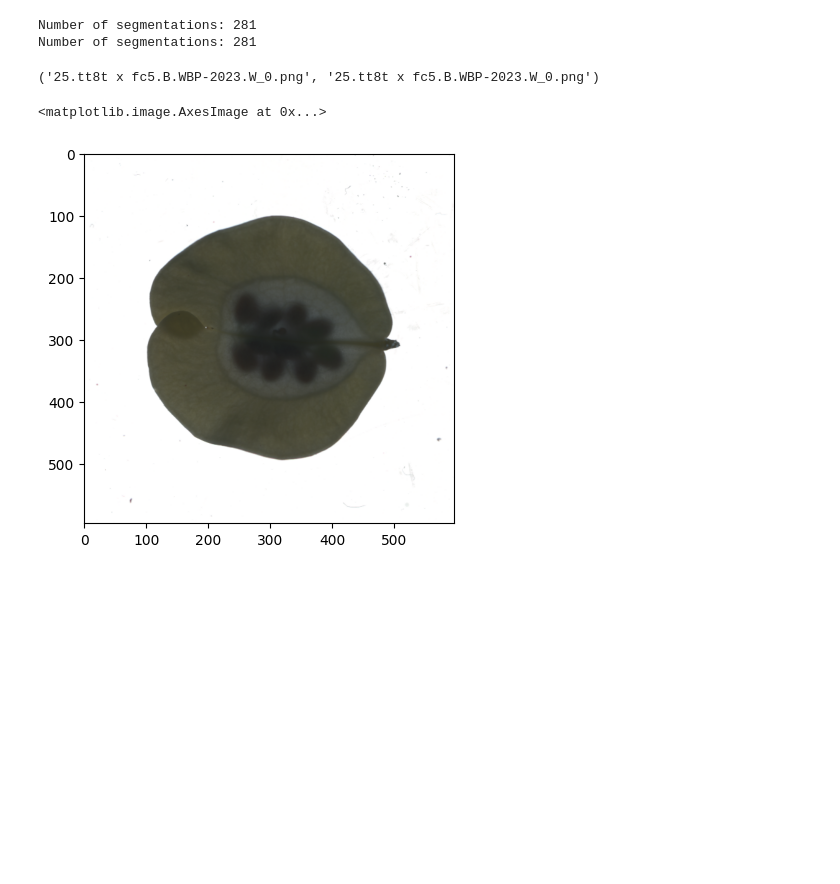
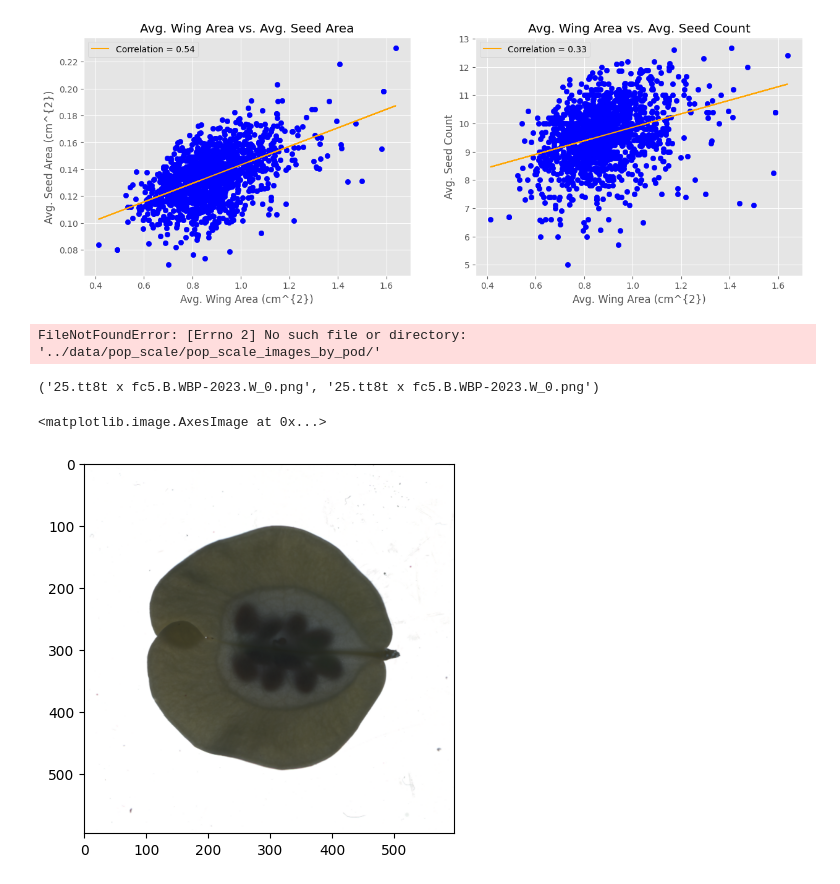
Before and after one commit to pikruse/pennycress-unet, a Jupyter notebook: notebooks/AddtlTrait.ipynb, the cells around one changed output. Saved outputs shown, nothing was run; the diff lists cells and outputs as text; code cells hidden in the pictures; blank space fills up the shorter version.

```diff
--- a/notebooks/TraitTest.ipynb
+++ b/notebooks/AddtlTrait.ipynb
@@ -20,0 +88,11 @@ from utils.GetFileNames import get_file_names
+# %%
+# get average areas per genotype
+measurements["genotype"] = [name[:-6] for name in measurements["image_name"]]
+
+groupby = measurements.groupby("genotype")
+avg_measurements = pd.DataFrame({'avg_wing_area': groupby["wing area"].mean(),
+                                 'avg_env_area': groupby["env area"].mean(),
+                                 'avg_seed_area': groupby["seed area"].mean(),
+                                 'avg_seed_count': groupby["seed_count"].mean(),
+                                 'genotype': groupby["genotype"].first()})
+avg_measurements.head()
@@ -21,7 +107,42 @@ from utils.GetFileNames import get_file_names
+# %%
+# plot correlations for averages
+# get lines of best fit for wing area vs. seed area and seed count
+area_slope, area_intercept = np.polyfit(avg_measurements["avg_wing_area"], avg_measurements["avg_seed_area"], 1)
+count_slope, count_intercept = np.polyfit(avg_measurements["avg_wing_area"], avg_measurements["avg_seed_count"], 1)
+
+area_pearson = np.corrcoef(avg_measurements["avg_wing_area"], avg_measurements["avg_seed_area"])[0, 1]
+count_pearson = np.corrcoef(avg_measurements["avg_wing_area"], avg_measurements["avg_seed_count"])[0, 1]
+
+# plot wing area vs. seed area and seed count
+with plt.style.context('ggplot'):
+    fig, ax = plt.subplots(1, 2, figsize=(15, 5))
+    ax[0].scatter(avg_measurements["avg_wing_area"], avg_measurements["avg_seed_area"], color = "blue")
+    ax[0].plot(avg_measurements["avg_wing_area"],
+               area_slope * avg_measurements["avg_wing_area"] + area_intercept,
+               color = "orange",
+               label = f"Correlation = {area_pearson:.2f}")
+    ax[0].set_xlabel("Avg. Wing Area (cm^{2})")
+    ax[0].set_ylabel("Avg. Seed Area (cm^{2})")
+    ax[0].legend()
+    ax[0].set_title("Avg. Wing Area vs. Avg. Seed Area")
+
+    ax[1].scatter(avg_measurements["avg_wing_area"], avg_measurements["avg_seed_count"], color = "blue")
+    ax[1].plot(avg_measurements["avg_wing_area"],
+               count_slope * avg_measurements["avg_wing_area"] + count_intercept,
+               color = "orange",
+               label = f"Correlation = {count_pearson:.2f}")
+    ax[1].set_xlabel("Avg. Wing Area (cm^{2})")
+    ax[1].set_ylabel("Avg. Seed Count")
+    ax[1].legend()
+    ax[1].set_title("Avg. Wing Area vs. Avg. Seed Count")
+
+    plt.show()
+# %% [output]
+[figure, added]
 # %%
 # specify input / output directories
-img_path = '../data/train/train_images_by_pod/'
-seg_path = '../data/train/train_masks_by_pod/'
+img_path = '../data/pop_scale/pop_scale_images_by_pod/'
+seg_path = '../data/pop_scale/pop_scale_segmentations_by_pod/'
 
 # Get segmentations filenames
 img_names = sorted(get_file_names(img_path, '.png'))
@@ -30,8 +151,7 @@ print('Number of segmentations:', len(img_names))
 seg_names = sorted(get_file_names(seg_path, '.png'))
 print('Number of segmentations:', len(seg_names))
 # %% [output]
-Number of segmentations: 281
-Number of segmentations: 281
+FileNotFoundError: [Errno 2] No such file or directory: '../data/pop_scale/pop_scale_images_by_pod/'
 # %%
 img_names[0], seg_names[0]
 # %% [output]
```
Also changed, not shown: parts of 6 cells of this notebook, 2 other files.
